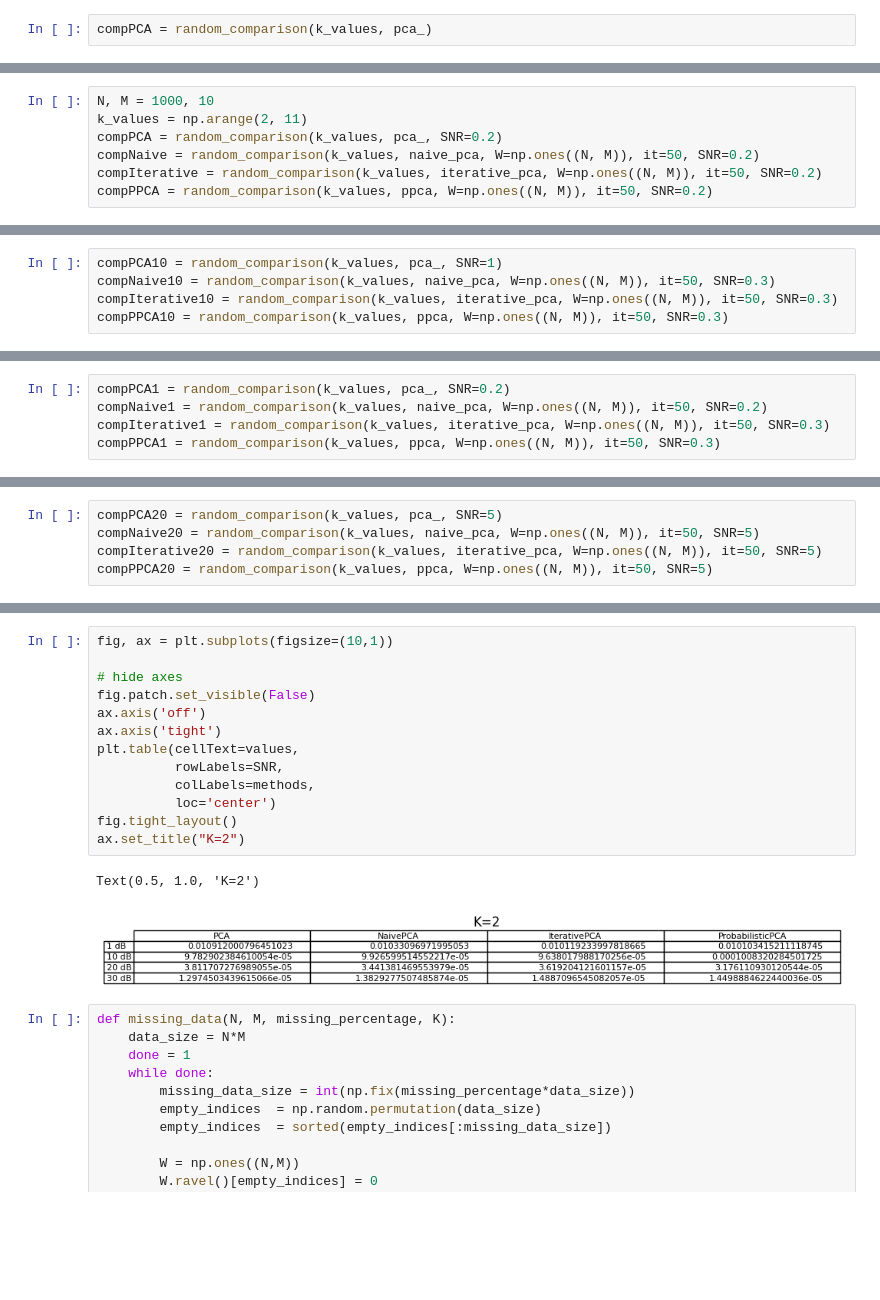
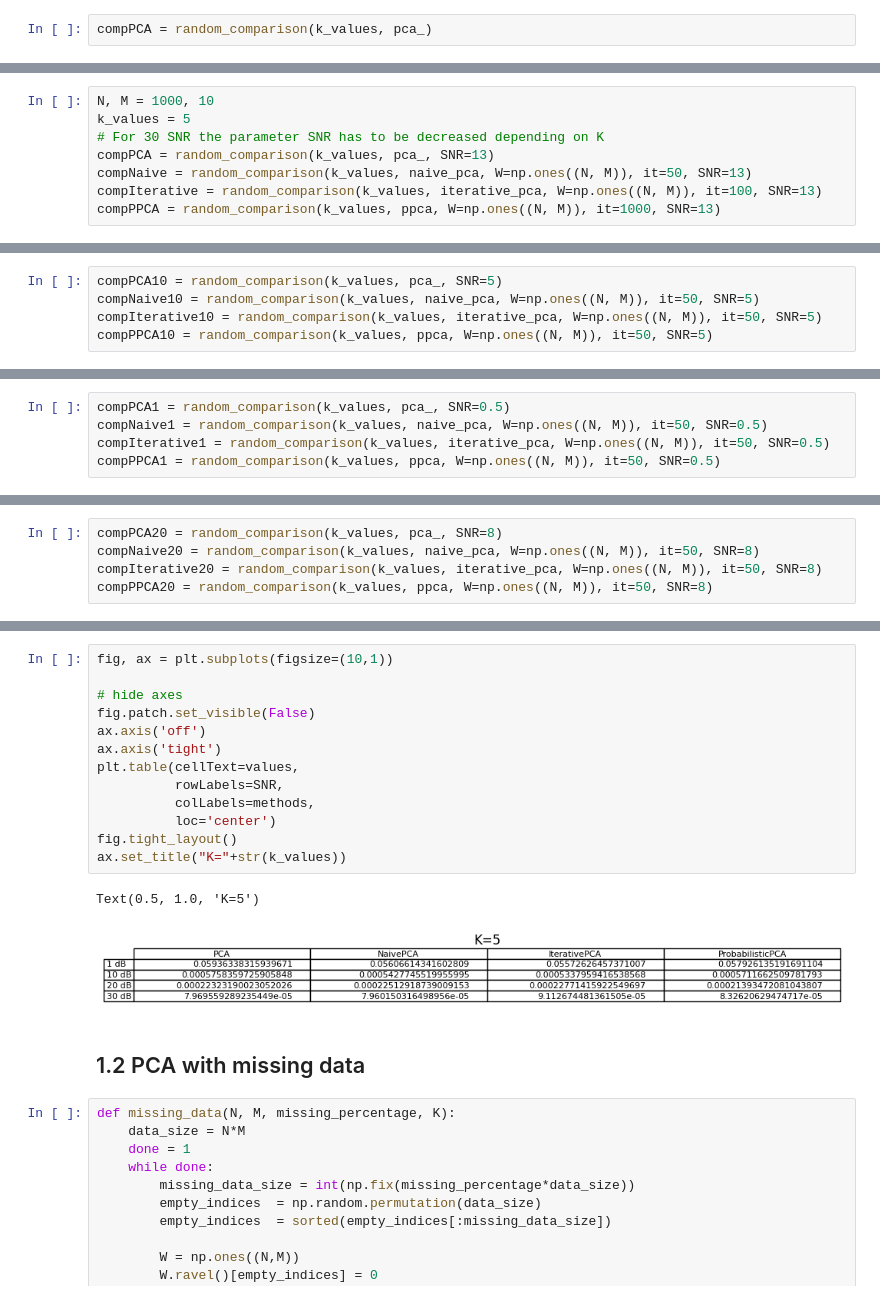
Before and after one commit to juliagarriga/SIGMA_Factorization, a Jupyter notebook: PCA.ipynb, the cells around one changed output, grey strips where cells are left out. Saved outputs shown, nothing was run; the diff lists cells and outputs as text; blank space fills up the shorter version.

```diff
--- a/PCA.ipynb
+++ b/PCA.ipynb
@@ -237,8 +220,9 @@ plt.savefig("pca1.1.png")
 # %%
 N, M = 1000, 10
-k_values = np.arange(2, 11)
-compPCA = random_comparison(k_values, pca_, SNR=0.2)
-compNaive = random_comparison(k_values, naive_pca, W=np.ones((N, M)), it=50, SNR=0.2)
-compIterative = random_comparison(k_values, iterative_pca, W=np.ones((N, M)), it=50, SNR=0.2)
-compPPCA = random_comparison(k_values, ppca, W=np.ones((N, M)), it=50, SNR=0.2)
+k_values = 5
+# For 30 SNR the parameter SNR has to be decreased depending on K
+compPCA = random_comparison(k_values, pca_, SNR=13)
+compNaive = random_comparison(k_values, naive_pca, W=np.ones((N, M)), it=50, SNR=13)
+compIterative = random_comparison(k_values, iterative_pca, W=np.ones((N, M)), it=100, SNR=13)
+compPPCA = random_comparison(k_values, ppca, W=np.ones((N, M)), it=1000, SNR=13)
 # %% [output]
@@ -301,6 +233,6 @@ plt.savefig("pca1.2_3.png")
 # %%
-compPCA10 = random_comparison(k_values, pca_, SNR=1)
-compNaive10 = random_comparison(k_values, naive_pca, W=np.ones((N, M)), it=50, SNR=0.3)
-compIterative10 = random_comparison(k_values, iterative_pca, W=np.ones((N, M)), it=50, SNR=0.3)
-compPPCA10 = random_comparison(k_values, ppca, W=np.ones((N, M)), it=50, SNR=0.3)
+compPCA10 = random_comparison(k_values, pca_, SNR=5)
+compNaive10 = random_comparison(k_values, naive_pca, W=np.ones((N, M)), it=50, SNR=5)
+compIterative10 = random_comparison(k_values, iterative_pca, W=np.ones((N, M)), it=50, SNR=5)
+compPPCA10 = random_comparison(k_values, ppca, W=np.ones((N, M)), it=50, SNR=5)
 # %% [output]
@@ -324,6 +243,6 @@ Used SNR:  0.5266162404576672
 # %%
-compPCA1 = random_comparison(k_values, pca_, SNR=0.2)
-compNaive1 = random_comparison(k_values, naive_pca, W=np.ones((N, M)), it=50, SNR=0.2)
-compIterative1 = random_comparison(k_values, iterative_pca, W=np.ones((N, M)), it=50, SNR=0.3)
-compPPCA1 = random_comparison(k_values, ppca, W=np.ones((N, M)), it=50, SNR=0.3)
+compPCA1 = random_comparison(k_values, pca_, SNR=0.5)
+compNaive1 = random_comparison(k_values, naive_pca, W=np.ones((N, M)), it=50, SNR=0.5)
+compIterative1 = random_comparison(k_values, iterative_pca, W=np.ones((N, M)), it=50, SNR=0.5)
+compPPCA1 = random_comparison(k_values, ppca, W=np.ones((N, M)), it=50, SNR=0.5)
 # %% [output]
@@ -347,6 +253,6 @@ Used SNR:  0.5171485080624248
 # %%
-compPCA20 = random_comparison(k_values, pca_, SNR=5)
-compNaive20 = random_comparison(k_values, naive_pca, W=np.ones((N, M)), it=50, SNR=5)
-compIterative20 = random_comparison(k_values, iterative_pca, W=np.ones((N, M)), it=50, SNR=5)
-compPPCA20 = random_comparison(k_values, ppca, W=np.ones((N, M)), it=50, SNR=5)
+compPCA20 = random_comparison(k_values, pca_, SNR=8)
+compNaive20 = random_comparison(k_values, naive_pca, W=np.ones((N, M)), it=50, SNR=8)
+compIterative20 = random_comparison(k_values, iterative_pca, W=np.ones((N, M)), it=50, SNR=8)
+compPPCA20 = random_comparison(k_values, ppca, W=np.ones((N, M)), it=50, SNR=8)
 # %% [output]
@@ -379,19 +275,21 @@ ProbabilisticPCA  0.0101034  0.000100832  3.17611e-05  1.44989e-05
 # %%
 fig, ax = plt.subplots(figsize=(10,1))
 
 # hide axes
 fig.patch.set_visible(False)
 ax.axis('off')
 ax.axis('tight')
 plt.table(cellText=values,
           rowLabels=SNR,
           colLabels=methods,
           loc='center')
 fig.tight_layout()
-ax.set_title("K=2")
+ax.set_title("K="+str(k_values))
 # %% [output]
-Text(0.5, 1.0, 'K=2')
+Text(0.5, 1.0, 'K=5')
-[figure, old version]
+[figure, new version]
+# %% [markdown]
+## 1.2 PCA with missing data
 # %%
 def missing_data(N, M, missing_percentage, K):
     data_size = N*M
```
Also changed, not shown: parts of 32 cells of this notebook.
